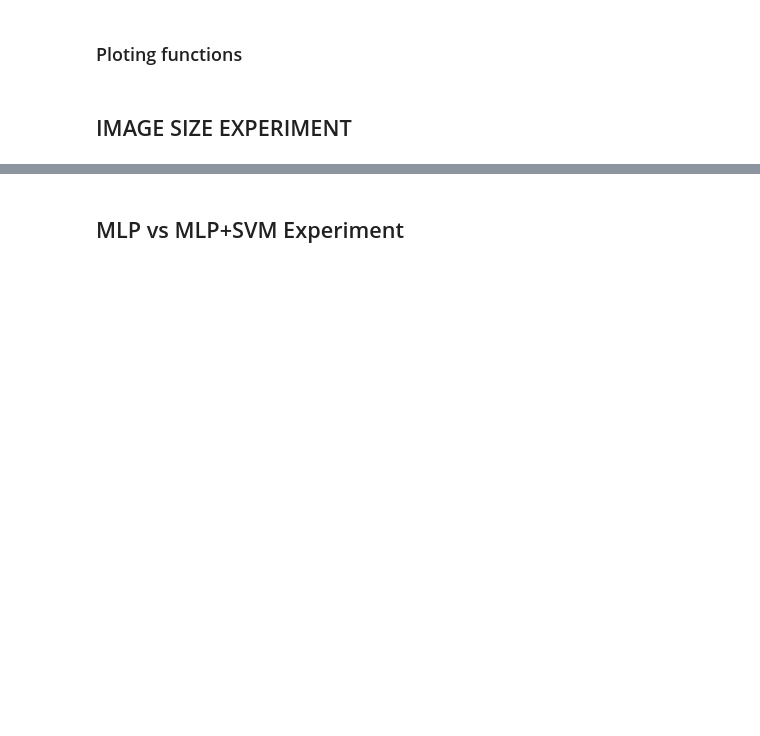
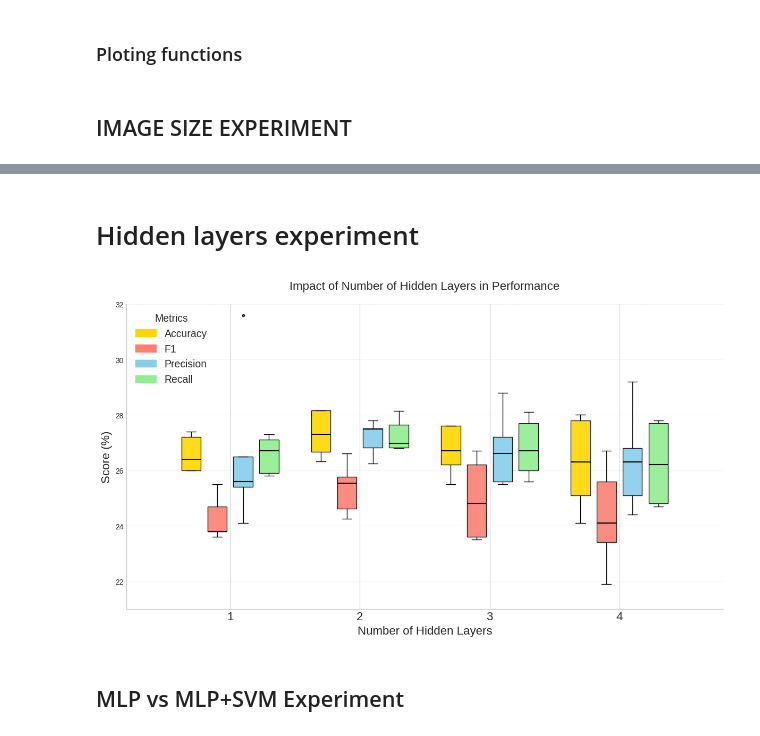
Before and after one commit to MCV-C3/project-5, a Jupyter notebook: Week2/plots.ipynb, the cells around one changed output, grey strips where cells are left out. Saved outputs shown, nothing was run; the diff lists cells and outputs as text; code cells hidden in the pictures; blank space fills up the shorter version.

Commit message:
added number of hidden layers

```diff
--- a/Week2/plots.ipynb
+++ b/Week2/plots.ipynb
@@ -213,3 +213,36 @@ plot_spatial_pyramids_boxplots(performance_image_size, title="Impact of Image Si
+# %% [markdown]
+# Hidden layers experiment
+# %%
+performance_data_folds = {
+    '1': [
+        [27.2, 26.4, 27.4, 26.0, 26.0],  # Accuracy
+        [25.5, 23.8, 24.7, 23.6, 23.8],  # F1
+        [26.5, 25.6, 31.6, 25.4, 24.1],  # Precision
+        [27.1, 26.7, 27.3, 25.9, 25.8]   # Recall
+    ],
+    '2': [
+        [26.67, 26.32, 28.16, 28.16, 27.30],  # Accuracy
+        [24.25, 24.61, 26.60, 25.54, 25.77],  # F1
+        [26.24, 27.51, 27.79, 26.82, 27.49],  # Precision
+        [26.81, 26.82, 28.14, 27.65, 26.97]   # Recall
+    ],
+    '3': [
+        [26.7, 27.6, 25.5, 27.6, 26.2],  # Accuracy
+        [24.8, 26.2, 23.5, 26.7, 23.6],  # F1
+        [25.6, 26.6, 25.5, 28.8, 27.2],  # Precision
+        [26.7, 28.1, 25.6, 27.7, 26.0]   # Recall
+    ],
+    '4': [
+        [26.3, 24.1, 27.8, 28.0, 25.1],  # Accuracy
+        [24.1, 21.9, 25.6, 26.7, 23.4],  # F1
+        [25.1, 24.4, 26.3, 26.8, 29.2],  # Precision
+        [26.2, 24.8, 27.7, 27.8, 24.7]   # Recall
+    ],
+}
+
+plot_performance_boxplots(performance_data_folds, title="Impact of Number of Hidden Layers in Performance", dim=[21,32], x_axis_title="Number of Hidden Layers")
+# %% [output]
+[figure, added]
 # %% [markdown]
 ## MLP vs MLP+SVM Experiment
 # %%
```
Also changed, not shown: parts of 2 cells of this notebook, 4 other files.
